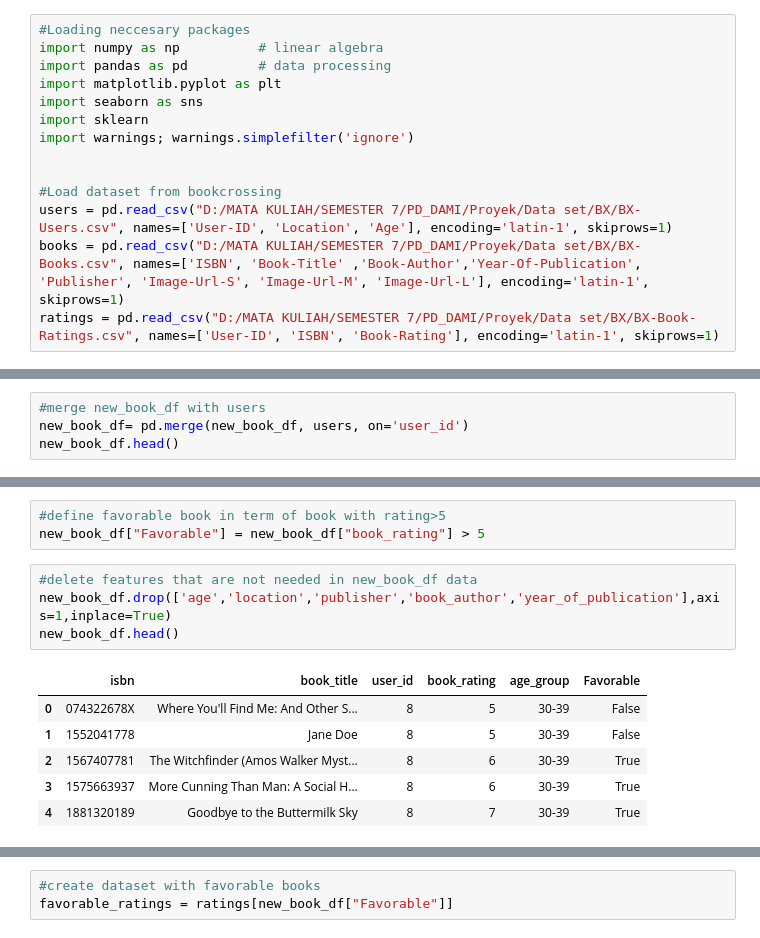
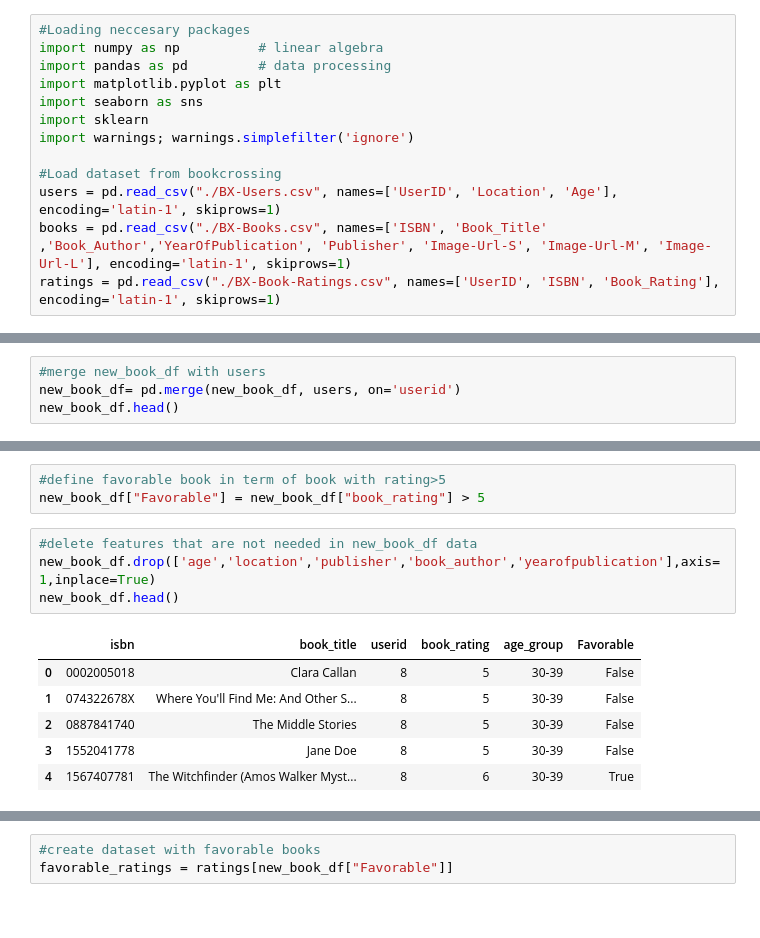
Before and after one commit to evifannybadiz13/market-basket-analysis-in-book-recommendation-based-on-age, a Jupyter notebook: Market Basket Analysis in Book Recommendation Recommendation Based on Age.ipynb, the cells around one changed output, grey strips where cells are left out. Saved outputs shown, nothing was run; the diff lists cells and outputs as text.

```diff
--- a/Market Basket Analysis in Book Recommendation Recommendation Based on Age.ipynb
+++ b/Market Basket Analysis in Book Recommendation Recommendation Based on Age.ipynb
@@ -14,11 +14,10 @@ import seaborn as sns
 import sklearn
 import warnings; warnings.simplefilter('ignore')
 
-
 #Load dataset from bookcrossing
-users = pd.read_csv("D:/MATA KULIAH/SEMESTER 7/PD_DAMI/Proyek/Data set/BX/BX-Users.csv", names=['User-ID', 'Location', 'Age'], encoding='latin-1', skiprows=1)
-books = pd.read_csv("D:/MATA KULIAH/SEMESTER 7/PD_DAMI/Proyek/Data set/BX/BX-Books.csv", names=['ISBN', 'Book-Title' ,'Book-Author','Year-Of-Publication', 'Publisher', 'Image-Url-S', 'Image-Url-M', 'Image-Url-L'], encoding='latin-1', skiprows=1)
-ratings = pd.read_csv("D:/MATA KULIAH/SEMESTER 7/PD_DAMI/Proyek/Data set/BX/BX-Book-Ratings.csv", names=['User-ID', 'ISBN', 'Book-Rating'], encoding='latin-1', skiprows=1)
+users = pd.read_csv("./BX-Users.csv", names=['UserID', 'Location', 'Age'], encoding='latin-1', skiprows=1)
+books = pd.read_csv("./BX-Books.csv", names=['ISBN', 'Book_Title' ,'Book_Author','YearOfPublication', 'Publisher', 'Image-Url-S', 'Image-Url-M', 'Image-Url-L'], encoding='latin-1', skiprows=1)
+ratings = pd.read_csv("./BX-Book-Ratings.csv", names=['UserID', 'ISBN', 'Book_Rating'], encoding='latin-1', skiprows=1)
 # %%
 #Print users header
 users.head()
@@ -420,5 +419,5 @@ new_book_df.head()
 # %%
 #merge new_book_df with users
-new_book_df= pd.merge(new_book_df, users, on='user_id')
+new_book_df= pd.merge(new_book_df, users, on='userid')
 new_book_df.head()
 # %% [output]
@@ -474,15 +473,15 @@ Sebagai pembeli, dia dapat mengetahui tren dari sebuah buku yakni buku dengan ju
 new_book_df["Favorable"] = new_book_df["book_rating"] > 5
 # %%
 #delete features that are not needed in new_book_df data
-new_book_df.drop(['age','location','publisher','book_author','year_of_publication'],axis=1,inplace=True)
+new_book_df.drop(['age','location','publisher','book_author','yearofpublication'],axis=1,inplace=True)
 new_book_df.head()
 # %% [output]
-|  | isbn | book_title | user_id | book_rating | age_group | Favorable |
-| 0 | 074322678X | Where You'll Find Me: And Other S... | 8 | 5 | 30-39 | False |
-| 1 | 1552041778 | Jane Doe | 8 | 5 | 30-39 | False |
-| 2 | 1567407781 | The Witchfinder (Amos Walker Myst... | 8 | 6 | 30-39 | True |
-| 3 | 1575663937 | More Cunning Than Man: A Social H... | 8 | 6 | 30-39 | True |
-| 4 | 1881320189 | Goodbye to the Buttermilk Sky | 8 | 7 | 30-39 | True |
+|  | isbn | book_title | userid | book_rating | age_group | Favorable |
+| 0 | 0002005018 | Clara Callan | 8 | 5 | 30-39 | False |
+| 1 | 074322678X | Where You'll Find Me: And Other S... | 8 | 5 | 30-39 | False |
+| 2 | 0887841740 | The Middle Stories | 8 | 5 | 30-39 | False |
+| 3 | 1552041778 | Jane Doe | 8 | 5 | 30-39 | False |
+| 4 | 1567407781 | The Witchfinder (Amos Walker Myst... | 8 | 6 | 30-39 | True |
 # %%
 #check dataframe of new_book_df
 new_book_df[1:15]
```
Also changed, not shown: parts of 55 cells of this notebook.
